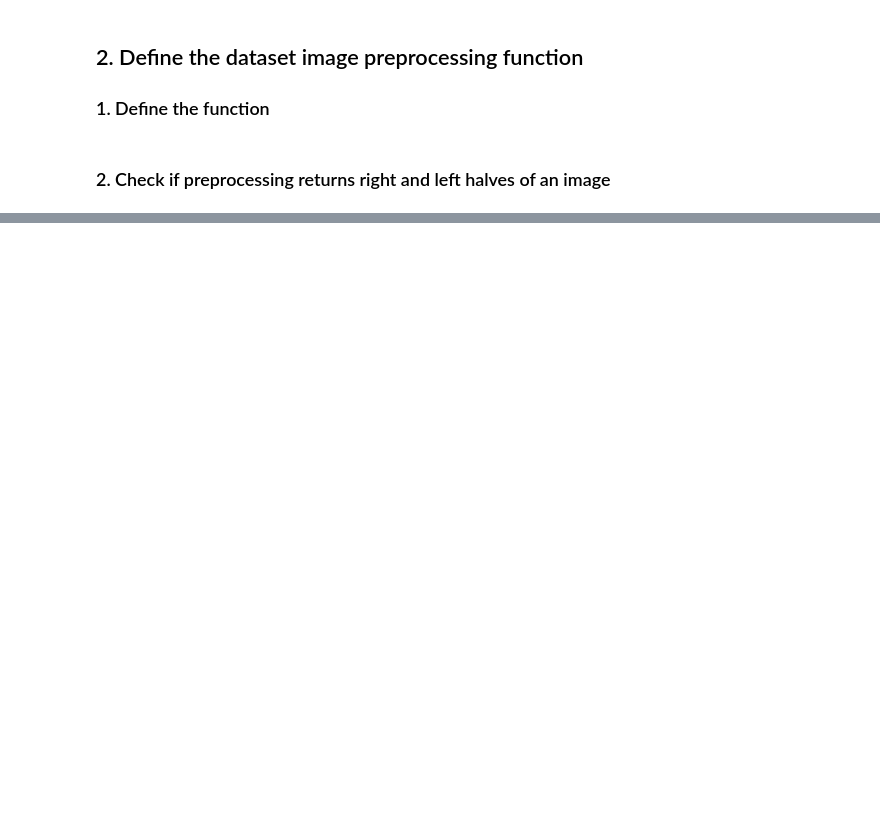
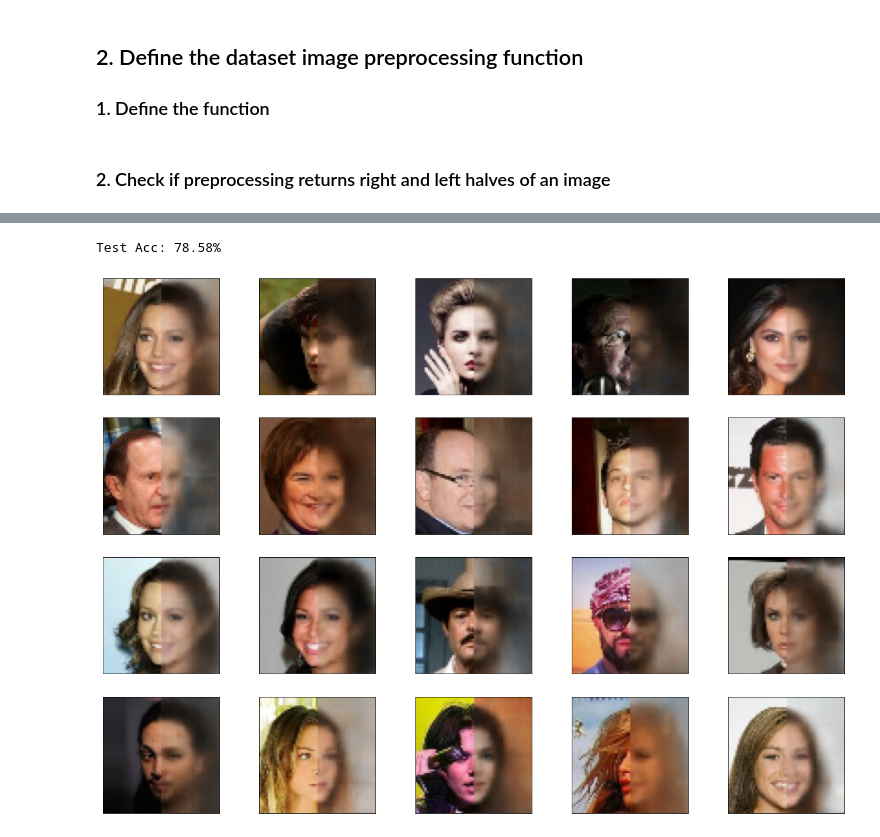
Before and after one commit to yonsken/ml-projects, a Jupyter notebook: other-face-half-project/model_training.ipynb, the cells around one changed output, grey strips where cells are left out. Saved outputs shown, nothing was run; the diff lists cells and outputs as text; code cells hidden in the pictures; blank space fills up the shorter version.

```diff
--- a/other-face-half-project/model_training.ipynb
+++ b/other-face-half-project/model_training.ipynb
@@ -66,0 +254,4 @@ for column, (left_side, right_side) in enumerate(examples):
+# %%
+history = model.fit(ds_train, validation_data=ds_valid,
+                    epochs=20, initial_epoch=5,
+                    steps_per_epoch=steps_per_epoch)
@@ -66,0 +276,22 @@ for column, (left_side, right_side) in enumerate(examples):
+# %%
+ds_test = celeba_test.map(
+    lambda x:preprocess(x, size=IMAGE_SIZE)).batch(32)
+results = model.evaluate(ds_test, verbose=0)
+print('Test Acc: {:.2f}%'.format(results[1]*100))
+# %% [output]
+Test Acc: 78.58%
+# %%
+ds = ds_test.unbatch().take(20)
+
+pred_rights = model.predict(ds.batch(10))
+
+fig = plt.figure(figsize=(22, 16))
+for j, example in enumerate(ds):
+    ax = fig.add_subplot(4, 5, j + 1)
+    ax.set_xticks([]); ax.set_yticks([])
+    face = np.concatenate((example[0], pred_rights[j]), axis=1)
+    ax.imshow(face)
+
+plt.show()
+# %% [output]
+[figure, added]
```
Also changed, not shown: parts of 28 cells of this notebook.
